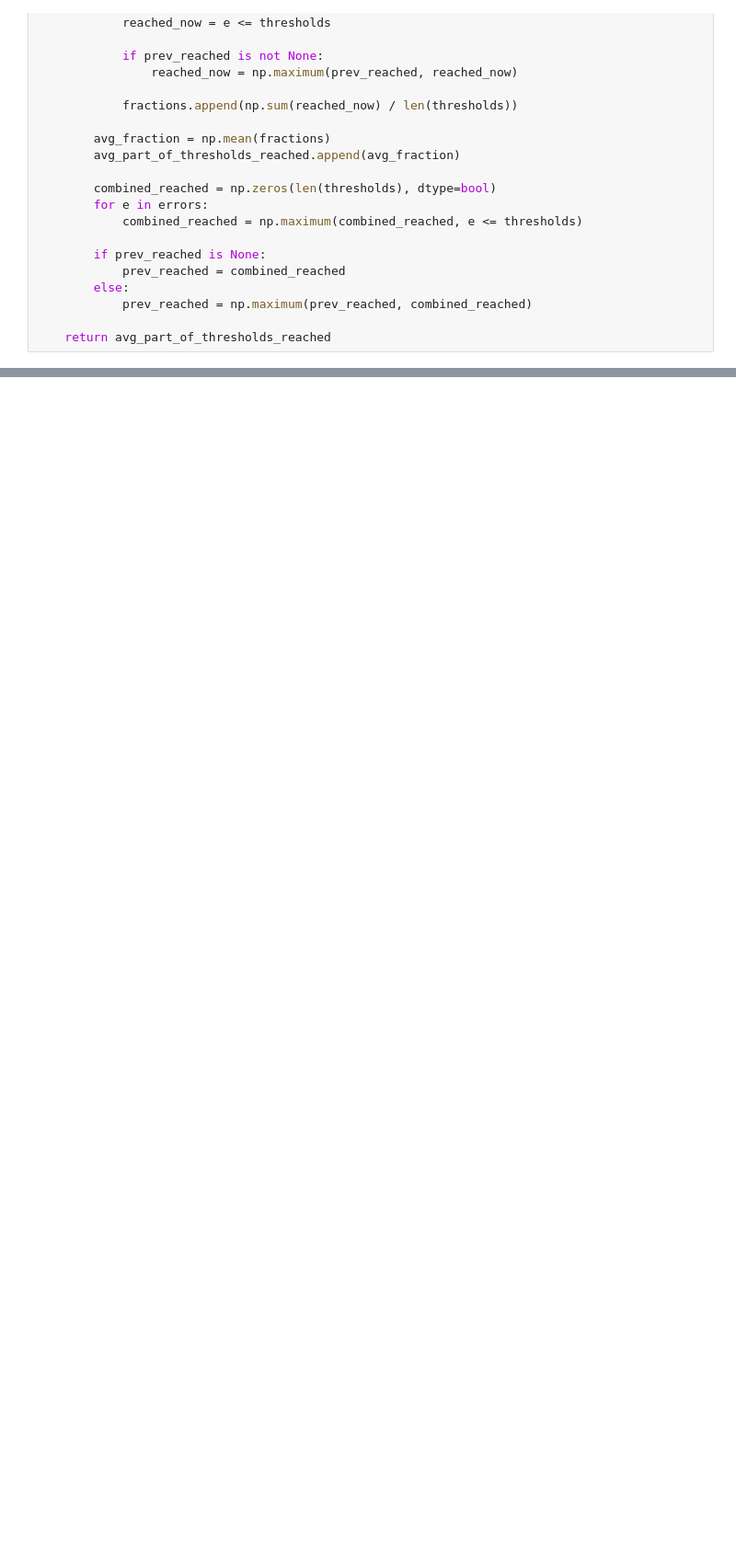
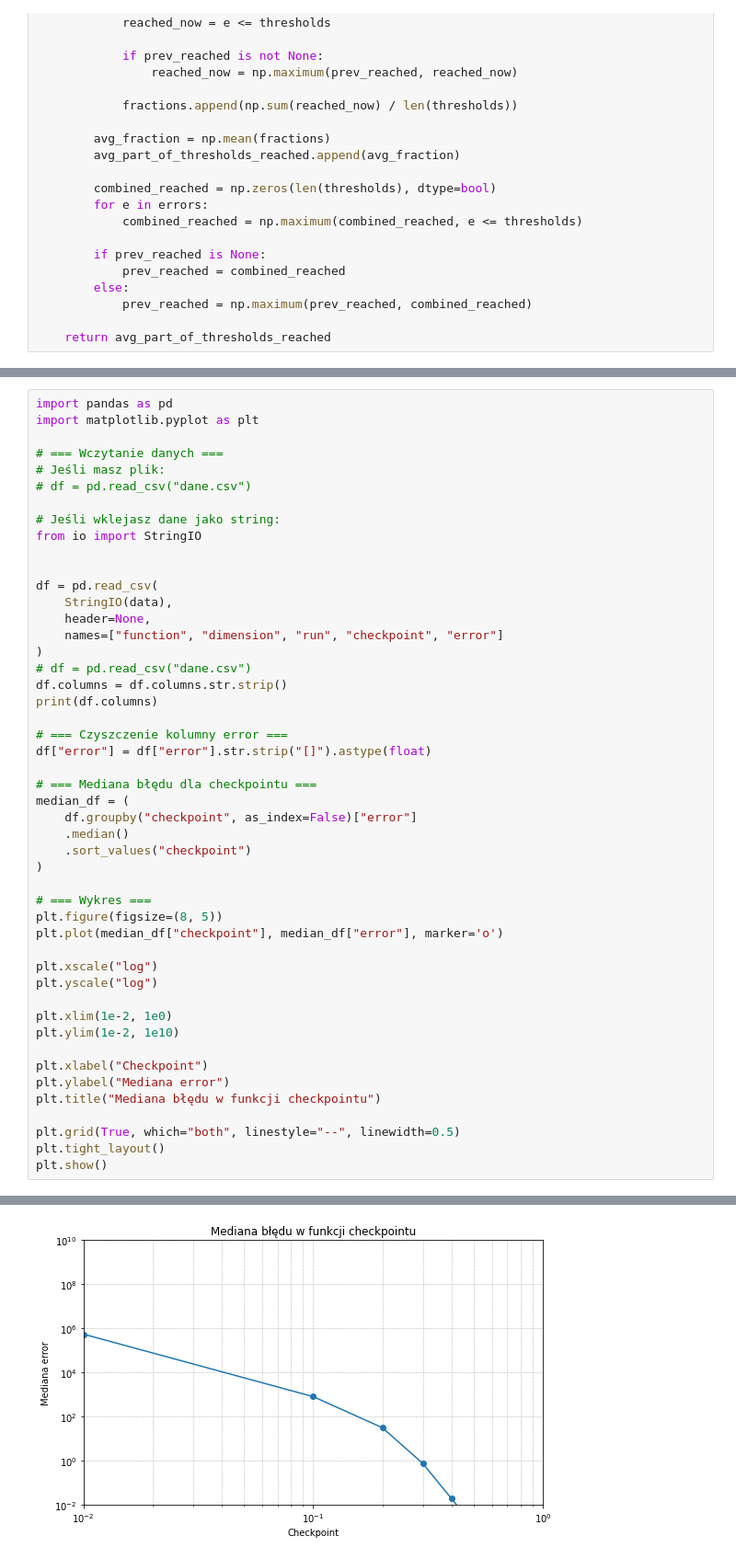
Before and after one commit to brzoza6538/stochastic-gradient-vs-global-methods, a Jupyter notebook: net_comparison.ipynb, the cells around one changed output, grey strips where cells are left out. Shown at 92% size. Drawn from its saved outputs; the diff is of its cells as text; blank space fills up the shorter version.

```diff
--- a/net_comparison.ipynb
+++ b/net_comparison.ipynb
@@ -233,0 +798,49 @@ compare(to_compare)
+# %%
+import pandas as pd
+import matplotlib.pyplot as plt
+
+# === Wczytanie danych ===
+# Jeśli masz plik:
+# df = pd.read_csv("dane.csv")
+
+# Jeśli wklejasz dane jako string:
+from io import StringIO
+
+
+df = pd.read_csv(
+    StringIO(data),
+    header=None,
+    names=["function", "dimension", "run", "checkpoint", "error"]
+)
+# df = pd.read_csv("dane.csv")
+df.columns = df.columns.str.strip()
+print(df.columns)
+
+# === Czyszczenie kolumny error ===
+df["error"] = df["error"].str.strip("[]").astype(float)
+
+# === Mediana błędu dla checkpointu ===
+median_df = (
+    df.groupby("checkpoint", as_index=False)["error"]
+    .median()
+    .sort_values("checkpoint")
+)
+
+# === Wykres ===
+plt.figure(figsize=(8, 5))
+plt.plot(median_df["checkpoint"], median_df["error"], marker='o')
+
+plt.xscale("log")
+plt.yscale("log")
+
+plt.xlim(1e-2, 1e0)
+plt.ylim(1e-2, 1e10)
+
+plt.xlabel("Checkpoint")
+plt.ylabel("Mediana error")
+plt.title("Mediana błędu w funkcji checkpointu")
+
+plt.grid(True, which="both", linestyle="--", linewidth=0.5)
+plt.tight_layout()
+plt.show()
+# %% [output]
@@ -233,0 +848 @@ compare(to_compare)
+[figure, added]
```
Also changed, not shown: parts of 5 cells of this notebook, 9 other files.
